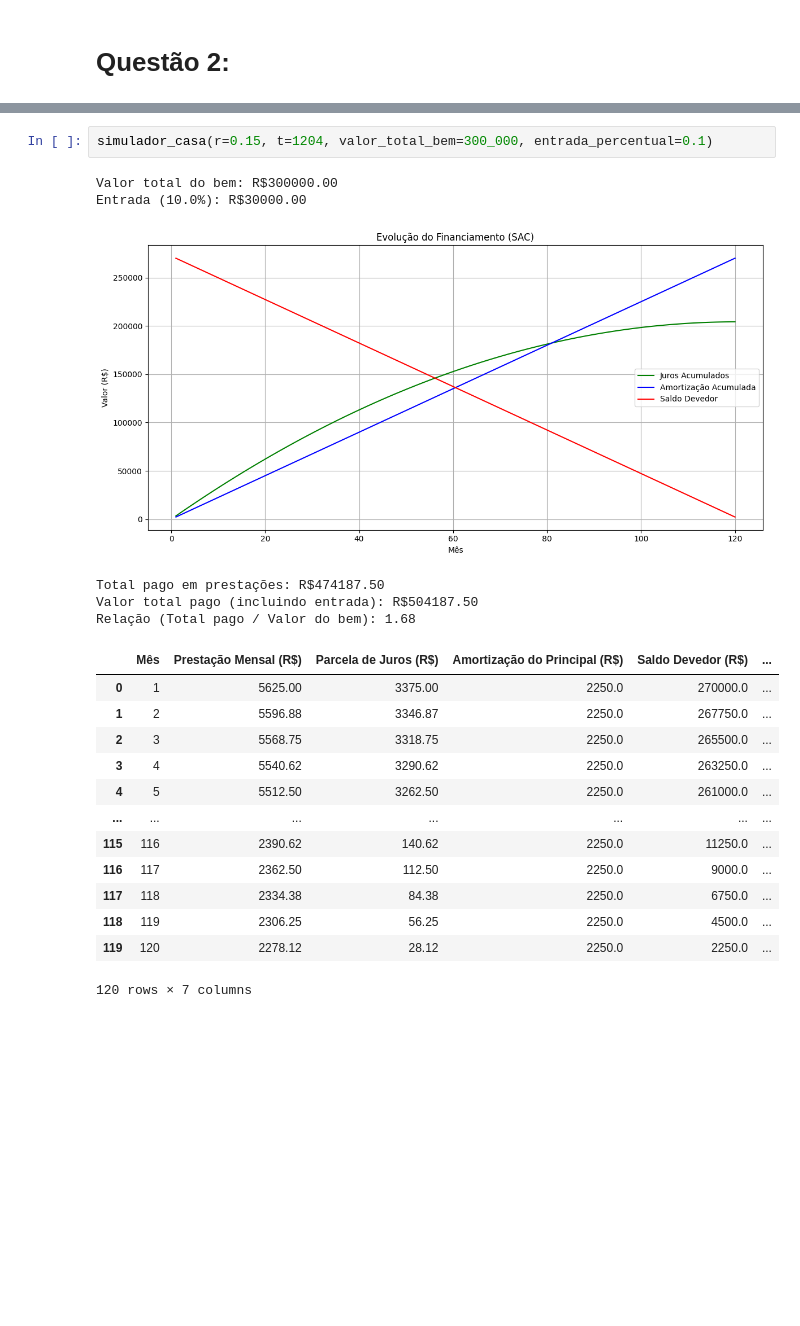
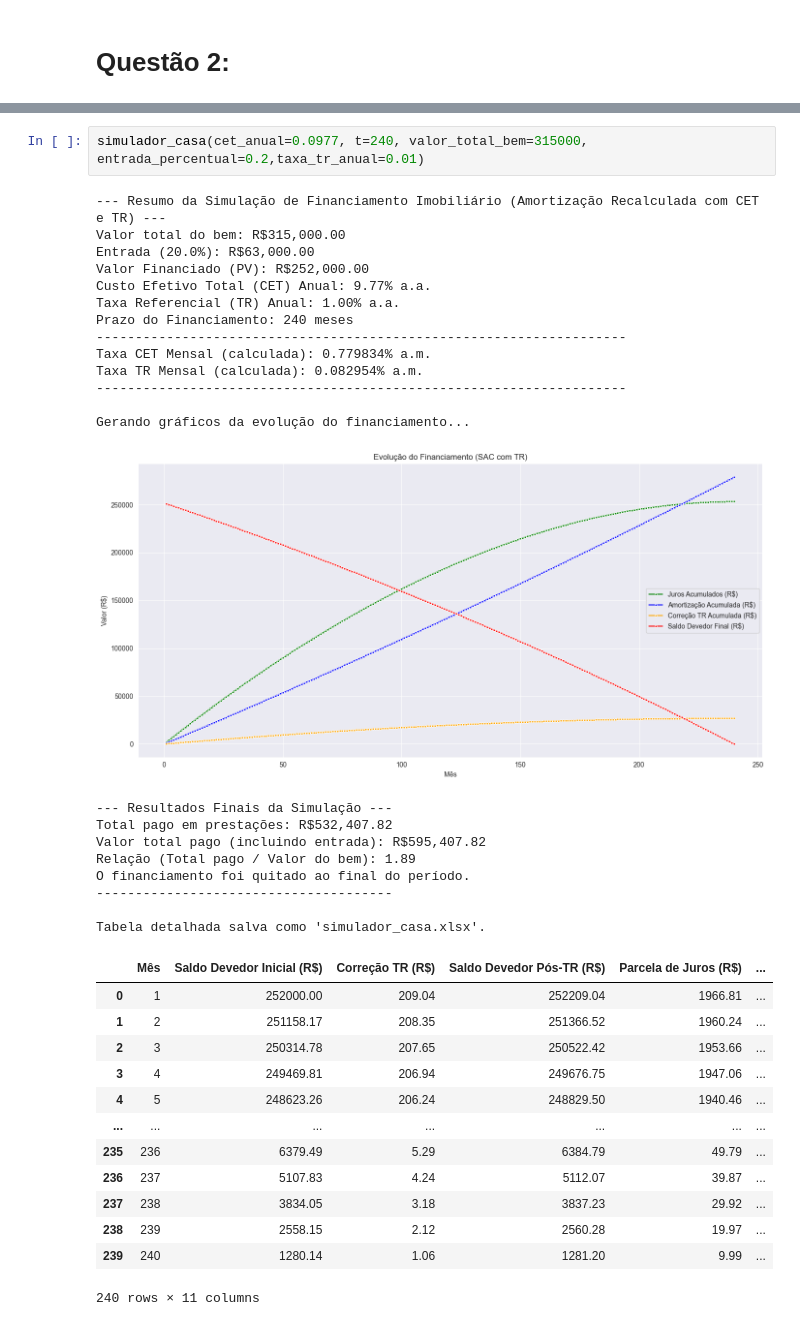
Before and after one commit to victordornelos/Projeto2_prog_fin, a Jupyter notebook: projeto.ipynb, the cells around one changed output, grey strips where cells are left out. Cells and saved outputs as stored; diff of their text form; blank space fills up the shorter version.

Commit message:
adicionando taxa TR

```diff
--- a/projeto.ipynb
+++ b/projeto.ipynb
@@ -88,22 +98,38 @@ Tabela salva como 'simulador_carro_com_iof.xlsx'.
 # %%
-simulador_casa(r=0.15, t=1204, valor_total_bem=300_000, entrada_percentual=0.1)
+simulador_casa(cet_anual=0.0977, t=240, valor_total_bem=315000, entrada_percentual=0.2,taxa_tr_anual=0.01)
 # %% [output]
-Valor total do bem: R$300000.00
-Entrada (10.0%): R$30000.00
+--- Resumo da Simulação de Financiamento Imobiliário (Amortização Recalculada com CET e TR) ---
+Valor total do bem: R$315,000.00
+Entrada (20.0%): R$63,000.00
+Valor Financiado (PV): R$252,000.00
+Custo Efetivo Total (CET) Anual: 9.77% a.a.
+Taxa Referencial (TR) Anual: 1.00% a.a.
+Prazo do Financiamento: 240 meses
+--------------------------------------------------------------------
+Taxa CET Mensal (calculada): 0.779834% a.m.
+Taxa TR Mensal (calculada): 0.082954% a.m.
+--------------------------------------------------------------------
+
+Gerando gráficos da evolução do financiamento...
-[figure, old version]
+[figure, new version]
-Total pago em prestações: R$474187.50
-Valor total pago (incluindo entrada): R$504187.50
-Relação (Total pago / Valor do bem): 1.68
+--- Resultados Finais da Simulação ---
+Total pago em prestações: R$532,407.82
+Valor total pago (incluindo entrada): R$595,407.82
+Relação (Total pago / Valor do bem): 1.89
+O financiamento foi quitado ao final do período.
+--------------------------------------
+
+Tabela detalhada salva como 'simulador_casa.xlsx'.
-|  | Mês | Prestação Mensal (R$) | Parcela de Juros (R$) | Amortização do Principal (R$) | Saldo Devedor (R$) | ... |
-| 0 | 1 | 5625.00 | 3375.00 | 2250.0 | 270000.0 | ... |
-| 1 | 2 | 5596.88 | 3346.87 | 2250.0 | 267750.0 | ... |
-| 2 | 3 | 5568.75 | 3318.75 | 2250.0 | 265500.0 | ... |
-| 3 | 4 | 5540.62 | 3290.62 | 2250.0 | 263250.0 | ... |
-| 4 | 5 | 5512.50 | 3262.50 | 2250.0 | 261000.0 | ... |
+|  | Mês | Saldo Devedor Inicial (R$) | Correção TR (R$) | Saldo Devedor Pós-TR (R$) | Parcela de Juros (R$) | ... |
+| 0 | 1 | 252000.00 | 209.04 | 252209.04 | 1966.81 | ... |
+| 1 | 2 | 251158.17 | 208.35 | 251366.52 | 1960.24 | ... |
+| 2 | 3 | 250314.78 | 207.65 | 250522.42 | 1953.66 | ... |
+| 3 | 4 | 249469.81 | 206.94 | 249676.75 | 1947.06 | ... |
+| 4 | 5 | 248623.26 | 206.24 | 248829.50 | 1940.46 | ... |
 | ... | ... | ... | ... | ... | ... | ... |
-| 115 | 116 | 2390.62 | 140.62 | 2250.0 | 11250.0 | ... |
-| 116 | 117 | 2362.50 | 112.50 | 2250.0 | 9000.0 | ... |
-| 117 | 118 | 2334.38 | 84.38 | 2250.0 | 6750.0 | ... |
-| 118 | 119 | 2306.25 | 56.25 | 2250.0 | 4500.0 | ... |
-| 119 | 120 | 2278.12 | 28.12 | 2250.0 | 2250.0 | ... |
+| 235 | 236 | 6379.49 | 5.29 | 6384.79 | 49.79 | ... |
+| 236 | 237 | 5107.83 | 4.24 | 5112.07 | 39.87 | ... |
+| 237 | 238 | 3834.05 | 3.18 | 3837.23 | 29.92 | ... |
+| 238 | 239 | 2558.15 | 2.12 | 2560.28 | 19.97 | ... |
+| 239 | 240 | 1280.14 | 1.06 | 1281.20 | 9.99 | ... |
-120 rows × 7 columns
+240 rows × 11 columns
```
Also changed, not shown: parts of 3 cells of this notebook, 3 other files.
